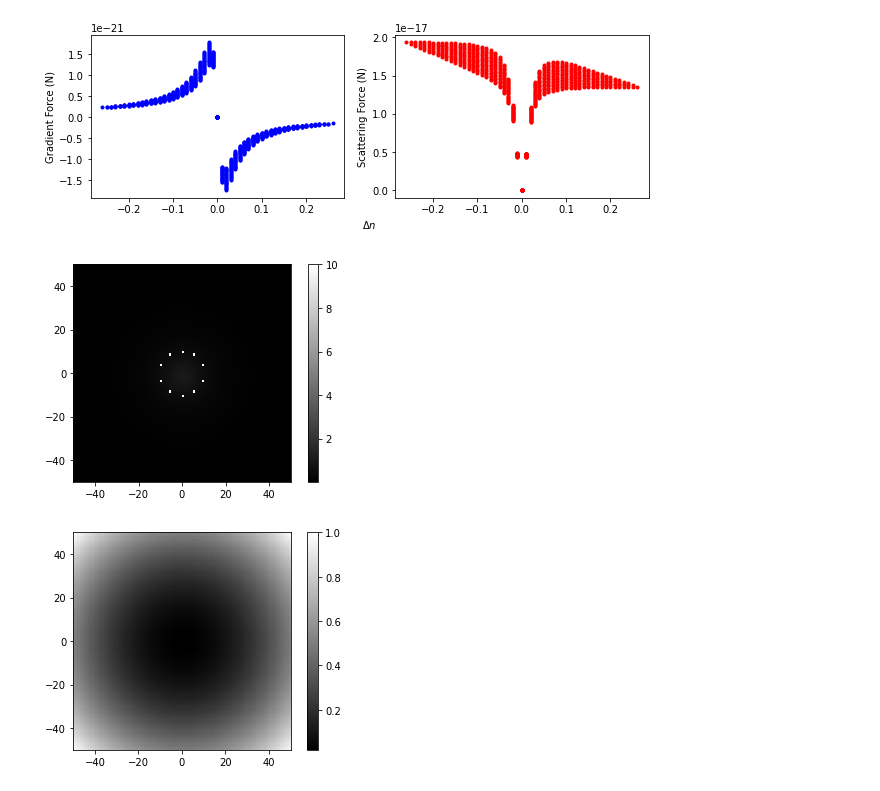
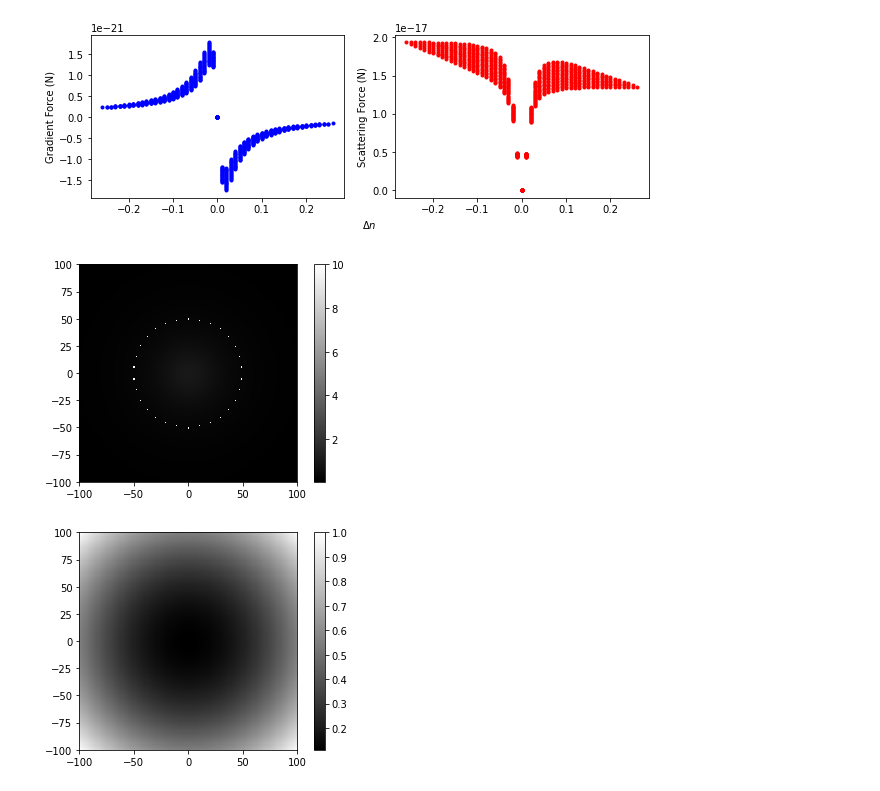
Before and after one commit to jabacousnac/Grier-Lab-Code, a Jupyter notebook: OpticalTweezerForces.ipynb, the cells around one changed output. Drawn from its saved outputs; the diff is of its cells as text; code cells hidden in the pictures.

Commit message:
Add files via upload
Generate corral and force landscape together

```diff
--- a/OpticalTweezerForces.ipynb
+++ b/OpticalTweezerForces.ipynb
@@ -128,7 +128,7 @@ def generate_pts(center, r, npts):
     return pts
 
 def generate_weight(resolution, xp, yp):
-    traps = generate_pts(center = [resolution/2, resolution/2], r = 10, npts = 10) #here is where we change the radius of trap, and
+    traps = generate_pts(center = [resolution/2, resolution/2], r = 30, npts = 10) #here is where we change the radius of trap, and
         #number of optical tweezers in the corral
     distsq = 0
     for trap in traps:
@@ -137,8 +137,7 @@ def generate_weight(resolution, xp, yp):
         distsq += (xp - xt)**2 + (yp - yt)**2
     return distsq
 
-def ring_corral():
-    resolution = 100
+def ring_corral(resolution, radius, npts):
     weights = np.zeros([resolution, resolution])
     xmax, ymax = resolution/2, resolution/2
     counter = 0
@@ -149,7 +148,7 @@ def ring_corral():
             counter+=1
     maxval = np.max(weights)
     weights *= 1/maxval
-    traps = generate_pts([resolution/2,resolution/2], 10, 10)
+    traps = generate_pts([resolution/2,resolution/2], radius, npts)
     for pt in traps:
         weights[int(pt[0]),int(pt[1])] = 10
     #plotting
@@ -157,11 +156,13 @@ def ring_corral():
     plt.imshow(weights, cmap = 'gray', interpolation = 'nearest', extent=[-xmax,xmax,-ymax,ymax])
     plt.colorbar()
 
-def axial_force_landscape(a, z, n_p, n_m):
+def axial_force_landscape(a, z, n_p, n_m, radius, npts):
     #generate an array in x-y with the axial force at each position
-    resolution = 100 #in pixels
+    resolution = 200 #in pixels
     plane = np.zeros([resolution, resolution])
-    traps = generate_pts(center = [resolution/2, resolution/2], r = 10, npts = 10) #change number of pts and radius here
+    traps = generate_pts(center = [resolution/2, resolution/2], r=radius, npts=npts) #change number of pts and radius here
+    #print(traps)
+    ring_corral(resolution, radius, npts) #show all the tweezers
     for x in range(len(plane)):
         for y in range(len(plane)):
             scat_force_z, trap_force_z = 0, 0
@@ -212,11 +213,8 @@ explore_a(1*10**-10, 1.59, 1.47)
 explore_n(1.0*10**-6, 1*10**-15)
 # %% [output]
 [figure]
-# %%
-ring_corral()
-# %% [output]
-[figure, removed]
 # %%
-axial_force_landscape(1*10**-6, 1*10**-15, 1.59, 1.47)
+axial_force_landscape(1*10**-6, 1*10**-15, 1.59, 1.47, 50, 30)
 # %% [output]
-[figure, old version]
+[figure, new version]
+[figure, added]
```
